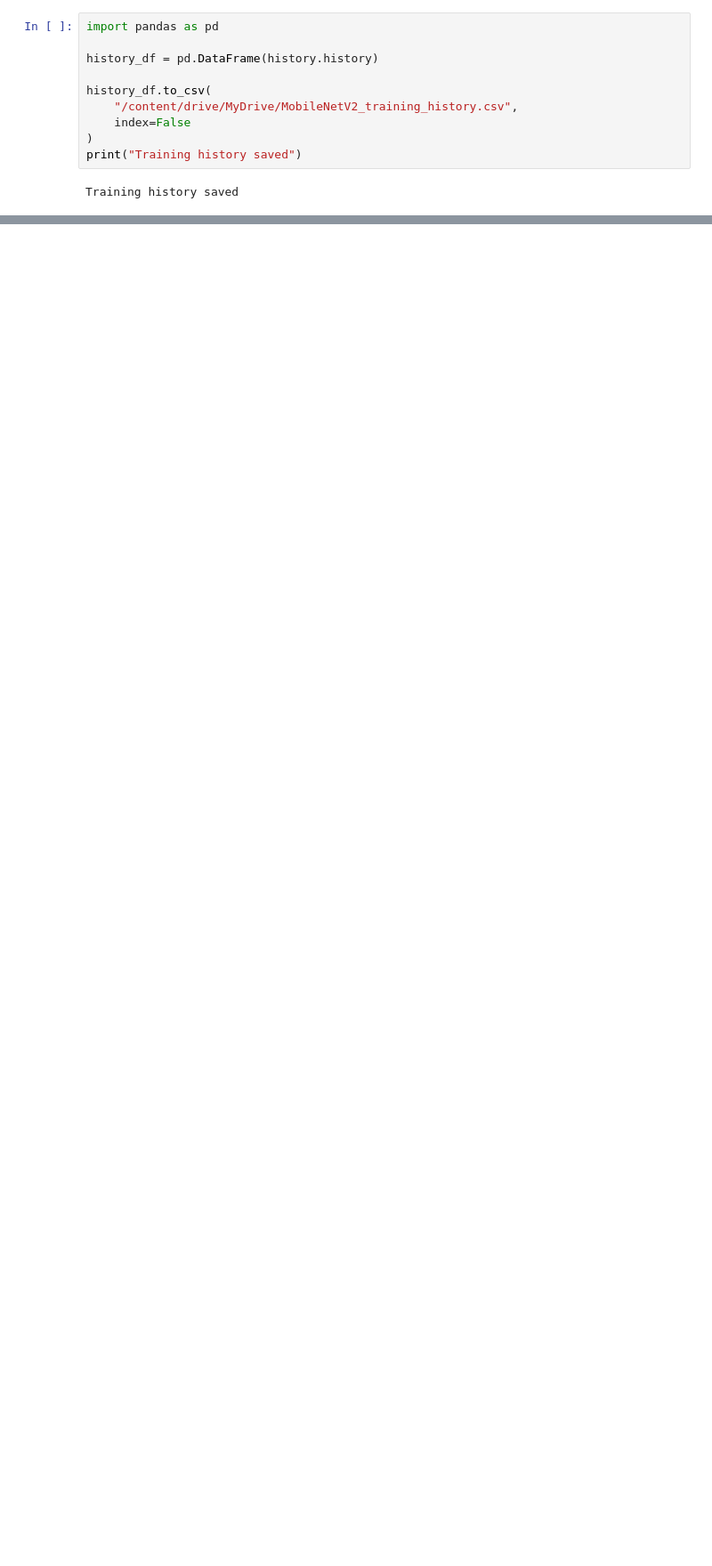
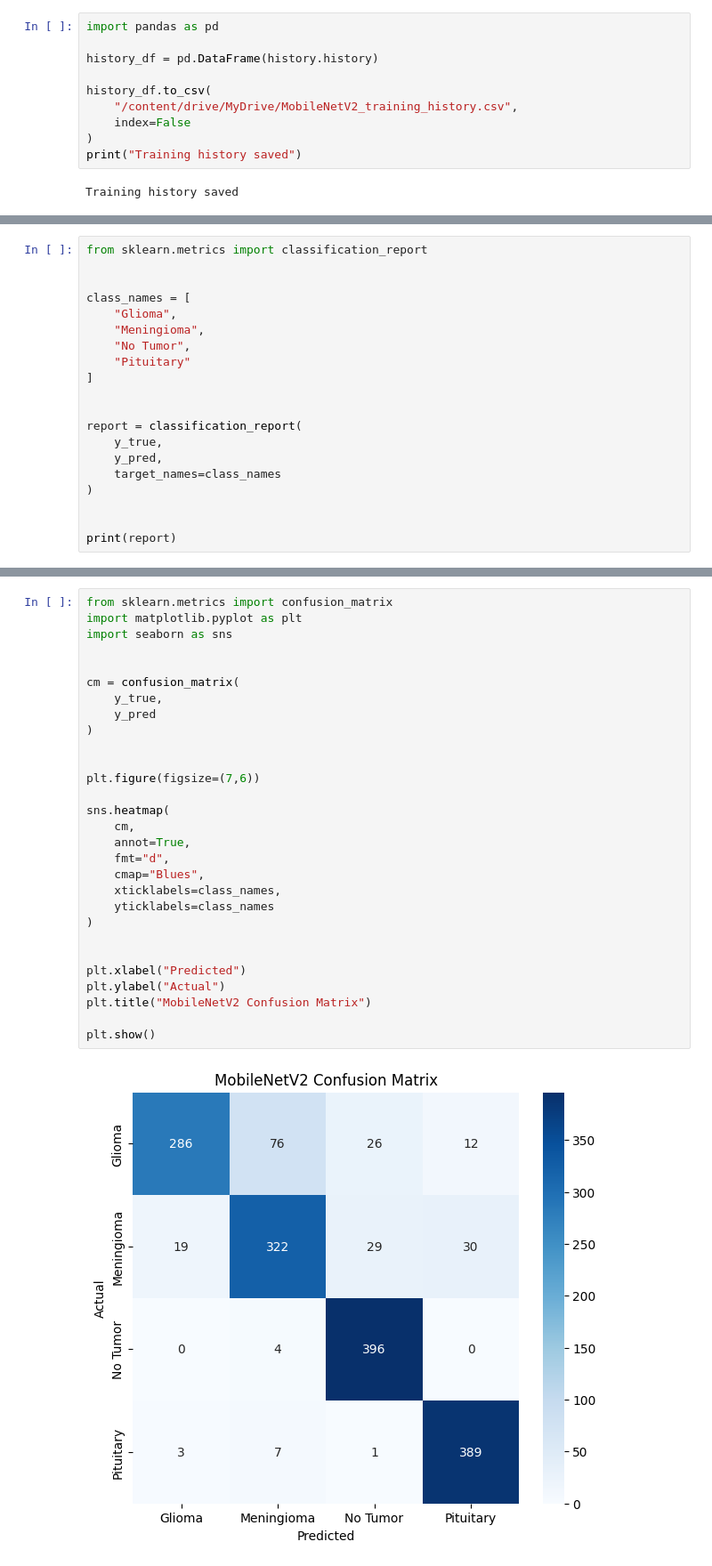
Before and after one commit to SavindiPanditha/SE4050-Brain-Tumor-Classification, a Jupyter notebook: 02_MobileNetV2.ipynb, the cells around one changed output, grey strips where cells are left out. Shown at 89% size. Saved outputs shown, nothing was run; the diff lists cells and outputs as text; blank space fills up the shorter version.

```diff
--- a/02_MobileNetV2.ipynb
+++ b/02_MobileNetV2.ipynb
@@ -422,0 +545,20 @@ plt.show()
+# %%
+from sklearn.metrics import classification_report
+
+
+class_names = [
+    "Glioma",
+    "Meningioma",
+    "No Tumor",
+    "Pituitary"
+]
+
+
+report = classification_report(
+    y_true,
+    y_pred,
+    target_names=class_names
+)
+
+
+print(report)
@@ -422,0 +576,31 @@ plt.show()
+# %%
+from sklearn.metrics import confusion_matrix
+import matplotlib.pyplot as plt
+import seaborn as sns
+
+
+cm = confusion_matrix(
+    y_true,
+    y_pred
+)
+
+
+plt.figure(figsize=(7,6))
+
+sns.heatmap(
+    cm,
+    annot=True,
+    fmt="d",
+    cmap="Blues",
+    xticklabels=class_names,
+    yticklabels=class_names
+)
+
+
+plt.xlabel("Predicted")
+plt.ylabel("Actual")
+plt.title("MobileNetV2 Confusion Matrix")
+
+plt.show()
+# %% [output]
+[figure, added]
```
Also changed, not shown: parts of 10 cells of this notebook.
